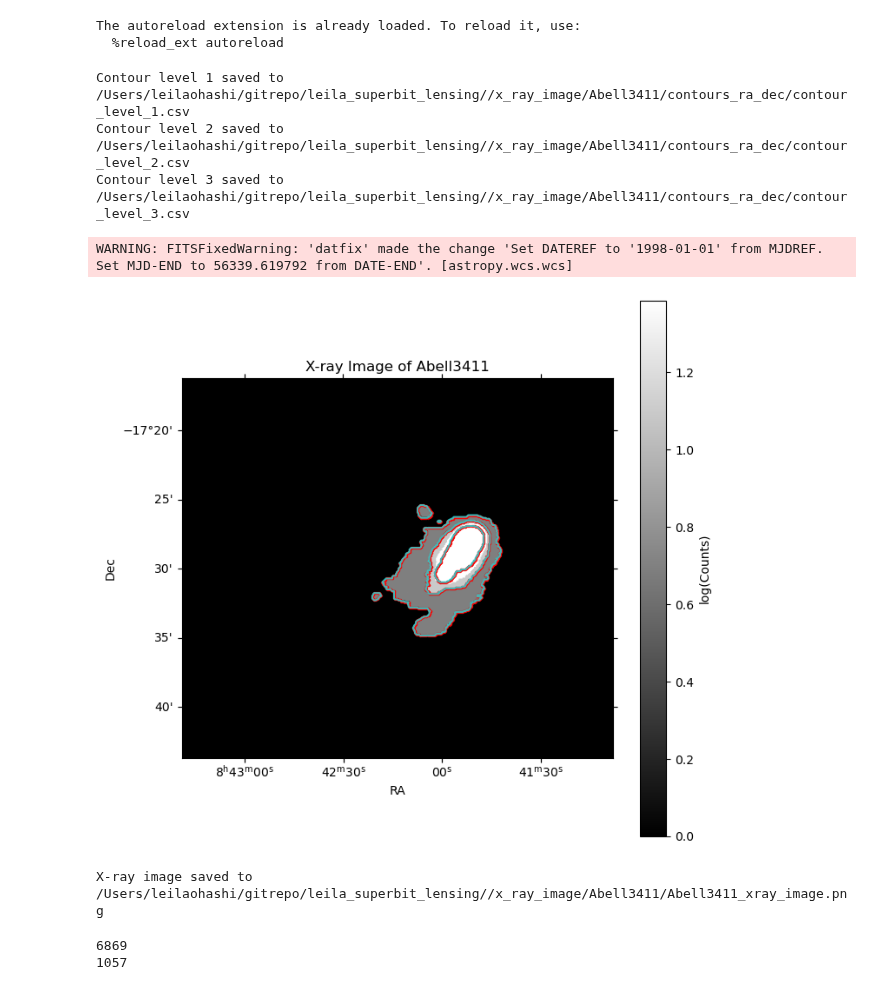
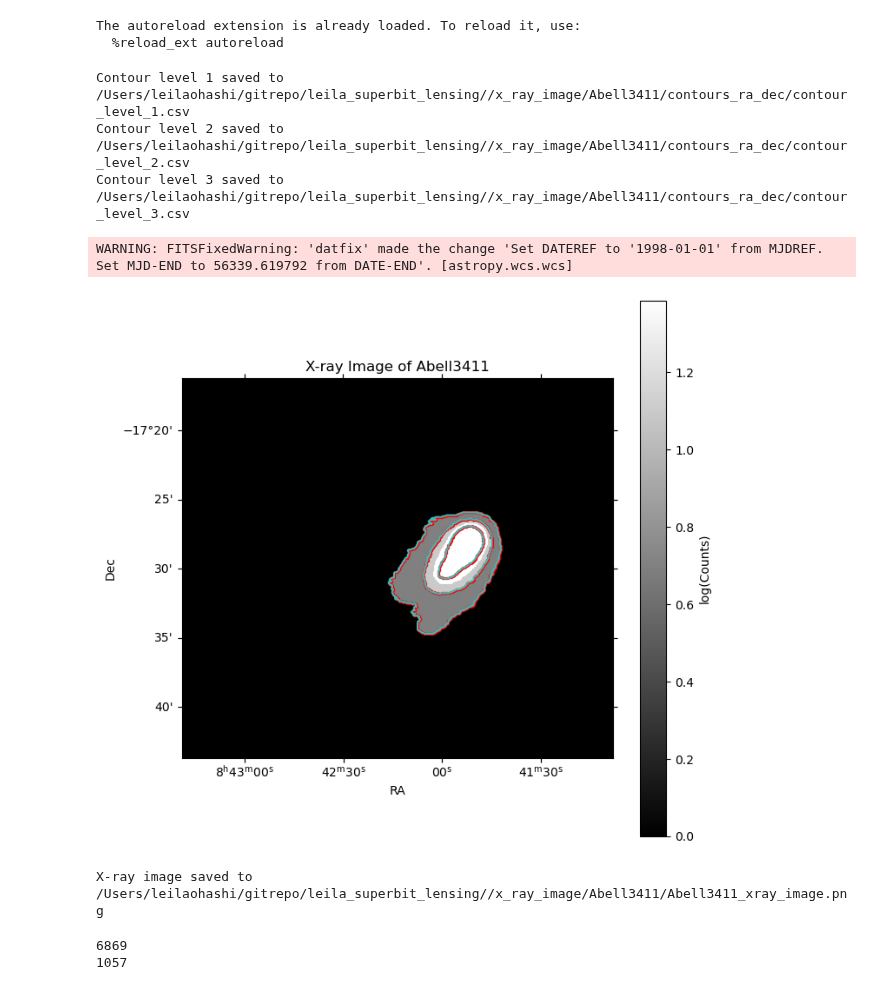
Before and after one commit to LeilaOhashi/leila_superbit_lensing, a Jupyter notebook: notebooks/leila_redseq.ipynb, the cells around one changed output. Cells and saved outputs as stored; diff of their text form; code cells hidden in the pictures.

```diff
--- a/notebooks/leila_redseq.ipynb
+++ b/notebooks/leila_redseq.ipynb
@@ -26,7 +26,7 @@ datadir = "/Users/leilaohashi/gitrepo/leila_superbit_lensing/" # Change to your
 # analyzer.load_data()
 # %%
 # Extrapolating contour vertices to create a denser set of points for better visualization and analysis
-def densify_vertices(vertices, factor=10):
+def densify_vertices(vertices, factor=20):
     """Densify contour vertices by inserting additional points between existing vertices."""
     new_vertices = []
     for i in range(len(vertices) - 1):
@@ -41,6 +41,7 @@ def densify_vertices(vertices, factor=10):
 # %%
 xray_contour_percentiles = [85, 99] # change to desired percentiles for x-ray contours
 xray_contour_number = 3 # number of contour levels to save (e.g., 3 means 3 levels: 70th, 80th, 90th percentiles)
+sigma = 10
 # %%
 fits_path = f"{datadir}/data/xray/{cluster_name}_xray_image.fits"
 if not os.path.exists(fits_path):
@@ -56,7 +57,7 @@ wcs = WCS(xray_header)
 
 
 # Plot the image
-smoothed_counts = gaussian_filter(xray_data, sigma=6)
+smoothed_counts = gaussian_filter(xray_data, sigma=sigma)
 log_image = np.log1p(smoothed_counts)
 vmin, vmax = np.percentile(log_image, [1, 99])
 
@@ -87,34 +88,34 @@ for i, collection in enumerate(cs.collections):
 
     with open(contour_save_path, 'w', newline='') as csvfile:
         writer = csv.writer(csvfile)
         writer.writerow(['RA', 'Dec'])
 
         for path in collection.get_paths():
             contour_points = densify_vertices(path.vertices, factor=1)  # Densify the contour vertices
             ax.scatter(contour_points[:, 0], contour_points[:, 1], s=2, color='red', alpha=0.7)
             ra_dec = wcs.wcs_pix2world(contour_points, 0)
             all_xray_vertices_ra.extend(ra_dec[:,0])
             all_xray_vertices_dec.extend(ra_dec[:,1])
             writer.writerows(ra_dec)
     print(f"Contour level {i+1} saved to {contour_save_path}")
 
 all_xray_vertices_ra = np.array(all_xray_vertices_ra)
 all_xray_vertices_dec = np.array(all_xray_vertices_dec)
 
 # Save and show the image
 save_path = f"{datadir}/x_ray_image/{cluster_name}/{cluster_name}_xray_image.png"
 os.makedirs(os.path.dirname(save_path), exist_ok=True)
 plt.savefig(save_path, dpi=300)
 plt.show()
 
 print(f"X-ray image saved to {save_path}")
 # %% [output]
 Contour level 1 saved to /Users/leilaohashi/gitrepo/leila_superbit_lensing//x_ray_image/Abell3411/contours_ra_dec/contour_level_1.csv
 Contour level 2 saved to /Users/leilaohashi/gitrepo/leila_superbit_lensing//x_ray_image/Abell3411/contours_ra_dec/contour_level_2.csv
 Contour level 3 saved to /Users/leilaohashi/gitrepo/leila_superbit_lensing//x_ray_image/Abell3411/contours_ra_dec/contour_level_3.csv
 WARNING: FITSFixedWarning: 'datfix' made the change 'Set DATEREF to '1998-01-01' from MJDREF.
 Set MJD-END to 56339.619792 from DATE-END'. [astropy.wcs.wcs]
-[figure, old version]
+[figure, new version]
 X-ray image saved to /Users/leilaohashi/gitrepo/leila_superbit_lensing//x_ray_image/Abell3411/Abell3411_xray_image.png
 # %%
 cluster_name = "Abell3411"
```
Also changed, not shown: parts of 8 cells of this notebook.
